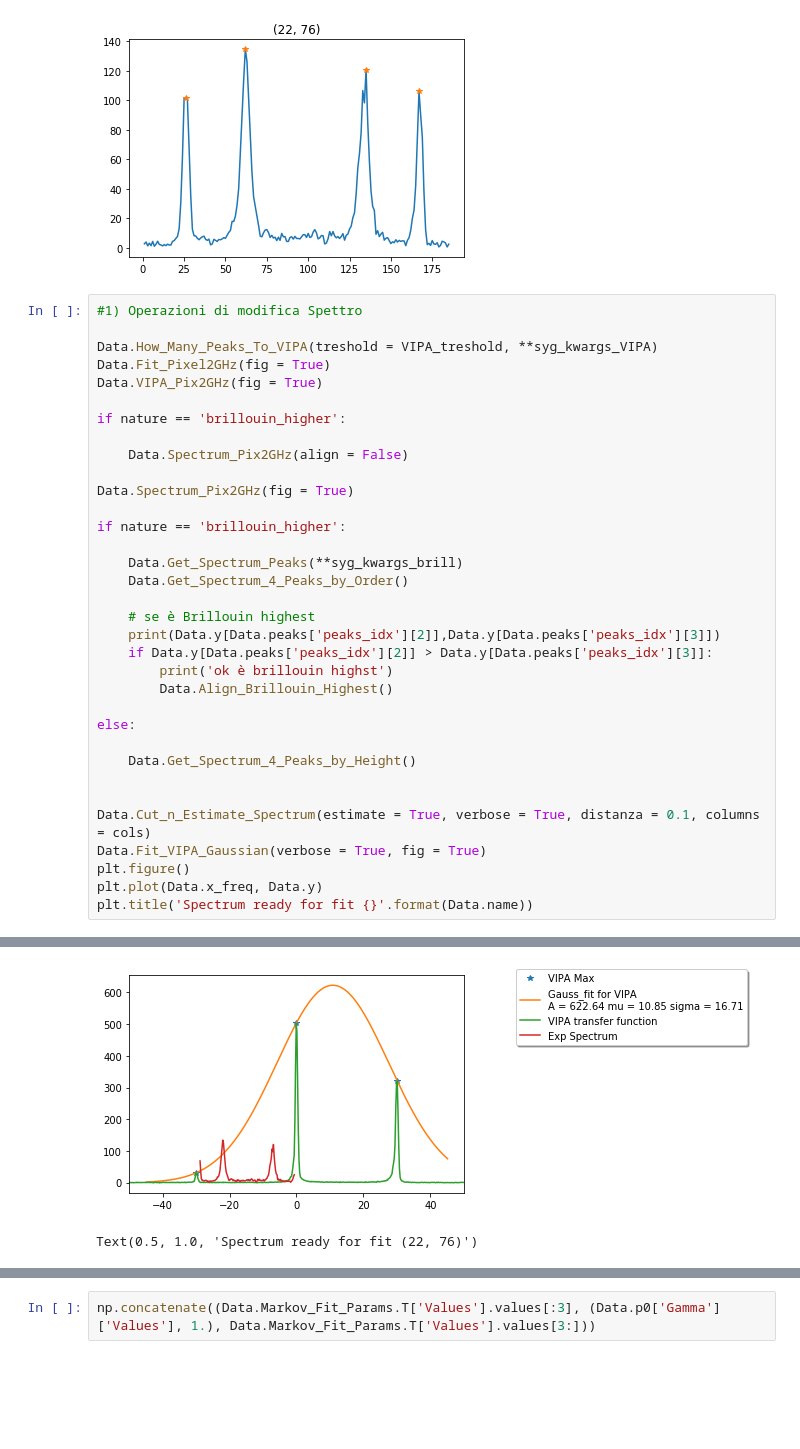
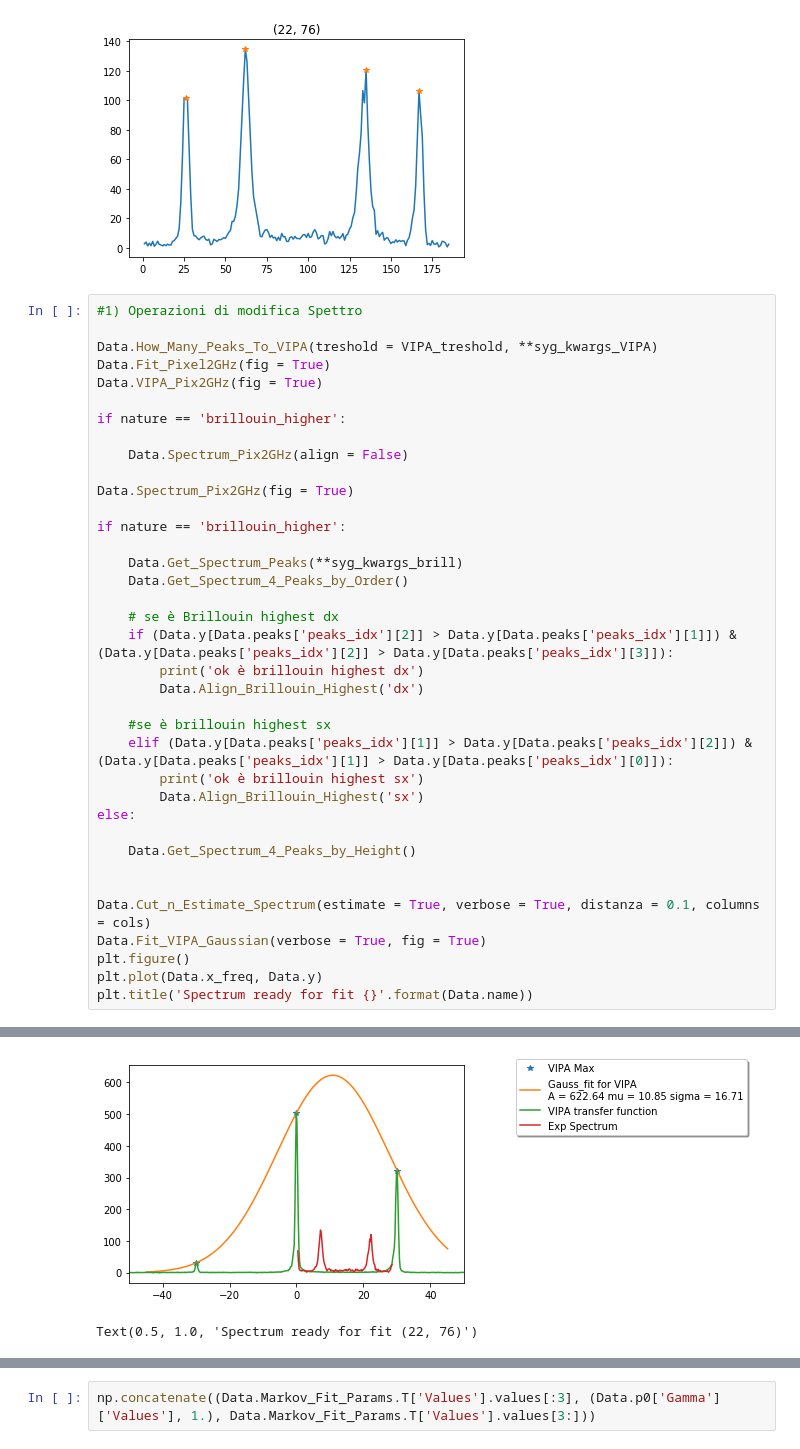
Before and after one commit to flautodipan/Python_Libraries, a Jupyter notebook: Experimentum_single.ipynb, the cells around one changed output, grey strips where cells are left out. Saved outputs shown, nothing was run; the diff lists cells and outputs as text; blank space fills up the shorter version.

```diff
--- a/Experimentum_single.ipynb
+++ b/Experimentum_single.ipynb
@@ -80,12 +80,15 @@ if nature == 'brillouin_higher':
     Data.Get_Spectrum_Peaks(**syg_kwargs_brill)
     Data.Get_Spectrum_4_Peaks_by_Order()
 
-    # se è Brillouin highest
-    print(Data.y[Data.peaks['peaks_idx'][2]],Data.y[Data.peaks['peaks_idx'][3]])
-    if Data.y[Data.peaks['peaks_idx'][2]] > Data.y[Data.peaks['peaks_idx'][3]]:
-        print('ok è brillouin highst')
-        Data.Align_Brillouin_Highest()
+    # se è Brillouin highest dx
+    if (Data.y[Data.peaks['peaks_idx'][2]] > Data.y[Data.peaks['peaks_idx'][1]]) & (Data.y[Data.peaks['peaks_idx'][2]] > Data.y[Data.peaks['peaks_idx'][3]]):
+        print('ok è brillouin highest dx')
+        Data.Align_Brillouin_Highest('dx')
 
+    #se è brillouin highest sx
+    elif (Data.y[Data.peaks['peaks_idx'][1]] > Data.y[Data.peaks['peaks_idx'][2]]) & (Data.y[Data.peaks['peaks_idx'][1]] > Data.y[Data.peaks['peaks_idx'][0]]):
+        print('ok è brillouin highest sx')
+        Data.Align_Brillouin_Highest('sx')
 else:
 
     Data.Get_Spectrum_4_Peaks_by_Height()
@@ -116,6 +119,6 @@ Gamma  = 0.619
 offset  = 20.883
 
 Ho stimato i parametri della gaussiana come A = 622.64  mu  = 10.85     sigma = 16.71
 E li ho aggiunti ai parametri iniziali per il fit. Ora conosco 12 parametri su 12
-[figure, old version]
+[figure, new version]
 Text(0.5, 1.0, 'Spectrum ready for fit (22, 76)')
```
Also changed, not shown: parts of 9 cells of this notebook, 2 other files.
